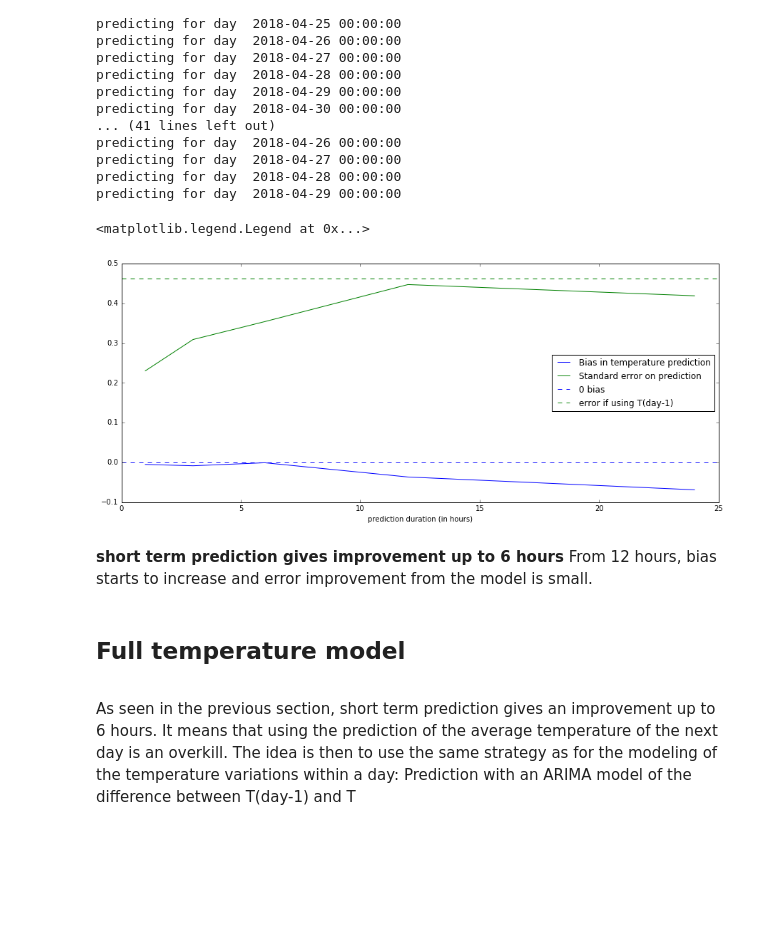
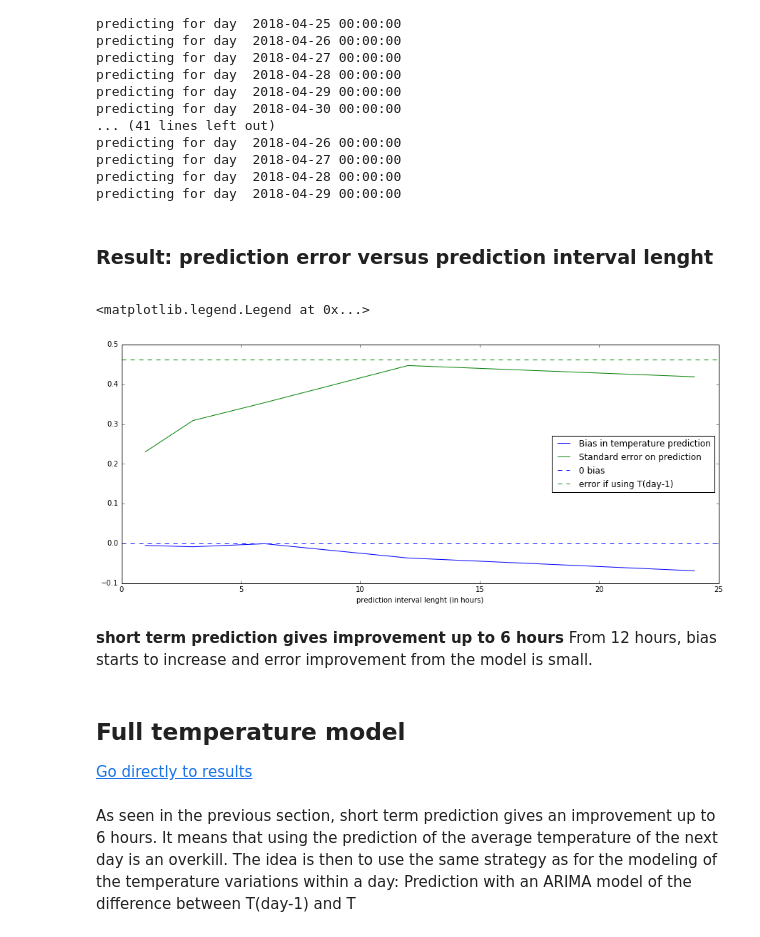
Before and after one commit to HuguesBrun/HomeTemperaturesNotebook, a Jupyter notebook: Home Temperature Prediction.ipynb, the cells around one changed output. Drawn from its saved outputs; the diff is of its cells as text; code cells hidden in the pictures; blank space fills up the shorter version.

```diff
--- a/Home Temperature Prediction.ipynb
+++ b/Home Temperature Prediction.ipynb
@@ -529,20 +536,24 @@ predicting for day  2018-04-26 00:00:00
 predicting for day  2018-04-27 00:00:00
 predicting for day  2018-04-28 00:00:00
 predicting for day  2018-04-29 00:00:00
+# %% [markdown]
+<H3> Result: prediction error versus prediction interval lenght</H3><A ID="resultsHourByHour"></A>
 # %%
 plt.plot(sizePrediction,bias, color='blue',label='Bias in temperature prediction')
 plt.plot(sizePrediction,error, color='green',label='Standard error on prediction')
 plt.axhline(y=0,linestyle='--',color='blue', label='0 bias')
 plt.axhline(y=0.462911040911,linestyle='--',color='green', label='error if using T(day-1)')
-plt.xlabel('prediction duration (in hours)')
+plt.xlabel('prediction interval lenght (in hours)')
 plt.legend(loc='best')
 # %% [output]
 <matplotlib.legend.Legend at 0x...>
-[figure, old version]
+[figure, new version]
 # %% [markdown]
 <B>short term prediction gives improvement up to 6 hours</B> From 12 hours, bias starts to increase and error improvement from the model is small.
 # %% [markdown]
 <H2>Full temperature model</H2><A ID="fullModel"></A>
+
+<A HREF="#fullResults">Go directly to results</A>
 # %% [markdown]
 As seen in the previous section, short term prediction gives an improvement up to 6 hours.
 It means that using the prediction of the average temperature of the next day is an overkill.
```
Also changed, not shown: parts of 7 cells of this notebook.
